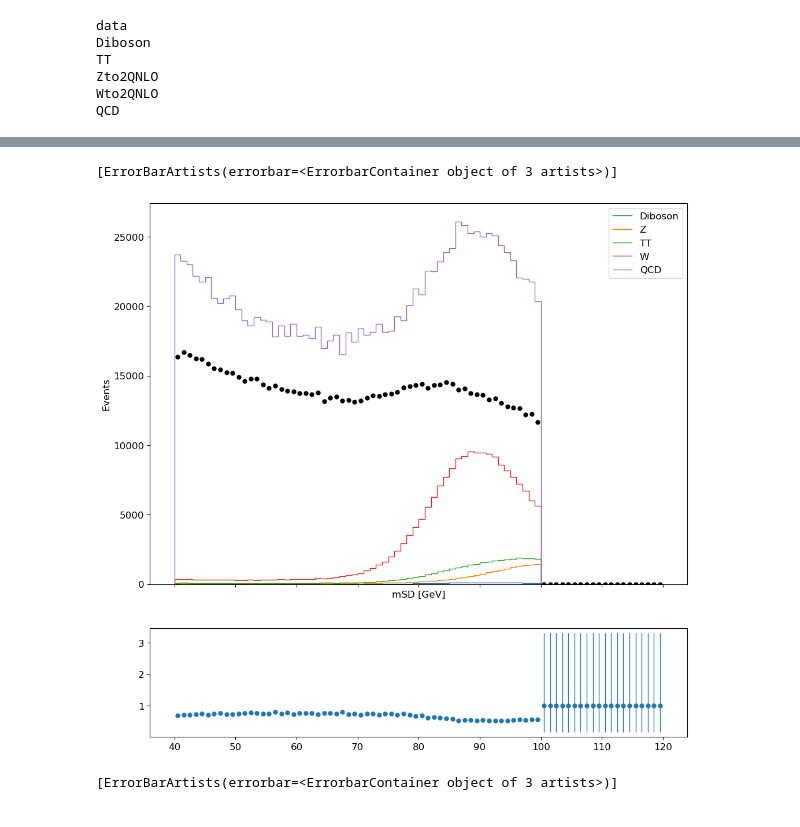
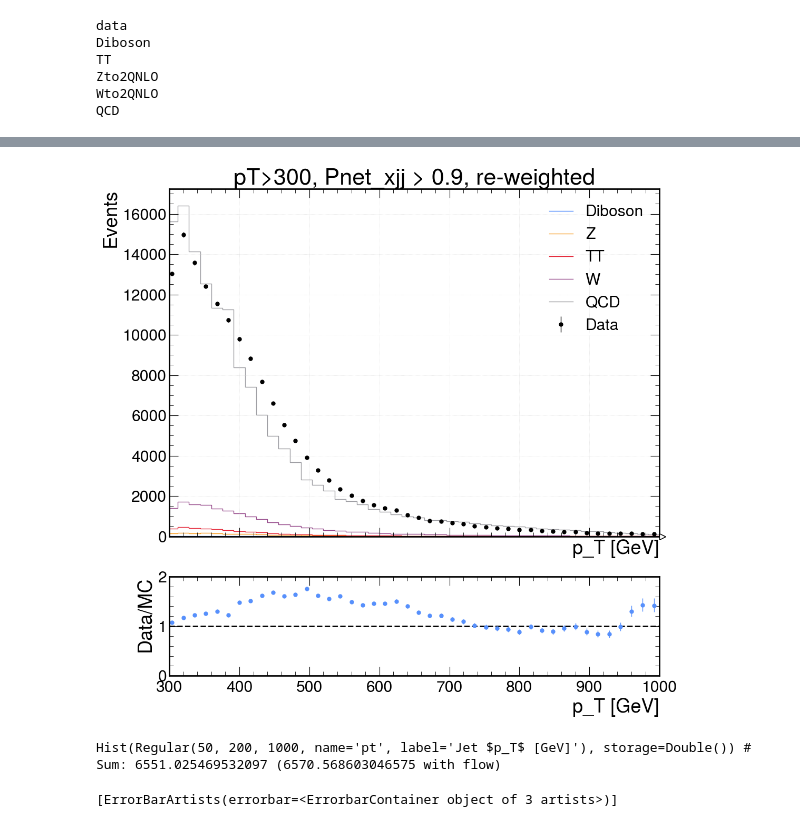
Before and after one commit to cmantill/hpt, a Jupyter notebook: mSDplot.ipynb, the cells around one changed output, grey strips where cells are left out. Saved outputs shown, nothing was run; the diff lists cells and outputs as text; code cells hidden in the pictures.

```diff
--- a/mSDplot.ipynb
+++ b/mSDplot.ipynb
@@ -191,2 +265,5 @@ events_dict["data"]["JetMET_Run2023Cv1"]["finalWeight"].sum()
+# %%
+import mplhep as hep
+plt.style.use(hep.style.CMS)
 # %%
 sample_axis = hist.axis.StrCategory([], name="name", growth=True)  #samples
@@ -194,0 +492,2 @@ proc_axis = hist.axis.StrCategory([], name="process", growth=True)  #processes
+# %%
+pnet_axis = hist.axis.Regular(50, 0, 1, name="pnet", label="PNet")
@@ -253,7 +975,7 @@ for process, sample_list in events_dict.items():
     #hists[process] = sum([h for h in h_msd[{"name": sample}]
     for sample, events in sample_list.items():
         try:
-            individual_hists[process][sample] = h_msd[{"process": process, "name": sample}]
+            individual_hists[process][sample] = h_pt[{"process": process, "name": sample}]
         except:
             print(f"KeyError: '{sample}' not found in the histogram axes.")
             continue
@@ -276,3 +998,16 @@ hists
+# %%
+bg_keys = ["Zto2QNLO", "Wto2QNLO", "QCD", "Diboson", "TT"]
+kfactor = {sample: 1 for sample in bg_keys}
+
+# Sum all background histograms using proper histogram summation
+bg_yield = sum([hists[sample].sum() for sample in bg_keys])
+
+# Assuming there's a specific histogram for the data yield
+data_yield = hists["data"].sum()
+if bg_yield > 0:
+    kfactor["QCD"] = data_yield / bg_yield
+
+    # k = data - everything else / everything else
 # %%
 
 from hist.intervals import ratio_uncertainty
@@ -287,37 +1022,61 @@ h_data = hists["data"]
 h = [h_z, h_w, h_qcd, h_diboson, h_tt]
 legends = ["Z", "W", "QCD", "Diboson", "TT"]
 #labels = ["z", "w"]
 
+# Apply kfactor to each histogram
+h_scaled = [hists[sample] * kfactor[sample] for sample in ["Zto2QNLO", "Wto2QNLO", "QCD", "Diboson", "TT"]]
+
+
 fig, (ax, rax) = plt.subplots(
             2,
             1,
             figsize=(12, 12),
             gridspec_kw={"height_ratios": [3.5, 1], "hspace": 0.18},
             sharex=True,
         )
 # 1st panel
 ax.set_ylabel("Events")
 
 #ax.set_yscale("log")
 # plot MC
-hep.histplot(h, ax=ax, stack=True, sort="yield", label=legends) ##h_qcd, h_diboson, h_tt
+hep.histplot(h_scaled, ax=ax, stack=True, sort="yield", label=legends) ##h_qcd, h_diboson, h_tt
+
+#hep.histplot(h, ax=ax, stack=True, sort="yield", label=legends) ##h_qcd, h_diboson, h_tt
+
 # plot Data
-hep.histplot(h_data, ax=ax, histtype="errorbar", color="black")
+hep.histplot(h_data, ax=ax, histtype="errorbar", color="black", label = "Data")
 ax.legend()
+#ax.set_yscale("log")
+ax.set_title(f"pT>300, Pnet_xjj > 0.9, re-weighted")
+ax.xaxis.grid(True, which="major")
+ax.yaxis.grid(True, which="major")
+ax.set_xlim(300, 1000)
+ax.set_xlabel("p_T [GeV]")
+
 # 2nd panel
 bg_total = sum(h) ## , h_qcd, h_diboson, h_tt
 tot_val = bg_total.values()
 tot_val_zero_mask = tot_val == 0
 tot_val[tot_val_zero_mask] = 1
 data_val = h_data.values()
 data_val[tot_val_zero_mask] = 1
 yerr = ratio_uncertainty(data_val, tot_val, "poisson")
 yvalue = data_val / tot_val
 
 hep.histplot(yvalue, bg_total.axes[0].edges, yerr=yerr, ax=rax, histtype="errorbar")
+rax.set_ylabel("Data/MC")
+rax.set_ylim(0, 2)
+rax.set_xlabel("p_T [GeV]")
+rax.set_xlim(300, 1000)
+rax.grid(axis="y")
+rax.axhline(1, color="black", linestyle="--")
+plt.show()
 # %% [output]
-[ErrorBarArtists(errorbar=<ErrorbarContainer object of 3 artists>)]
-[figure, old version]
+[figure, new version]
+# %%
+h_z
+# %% [output]
+Hist(Regular(50, 200, 1000, name='pt', label='Jet $p_T$ [GeV]'), storage=Double()) # Sum: 6551.025469532097 (6570.568603046575 with flow)
 # %%
 
 from hist.intervals import ratio_uncertainty
```
Also changed, not shown: parts of 31 cells of this notebook, 2 other files.
